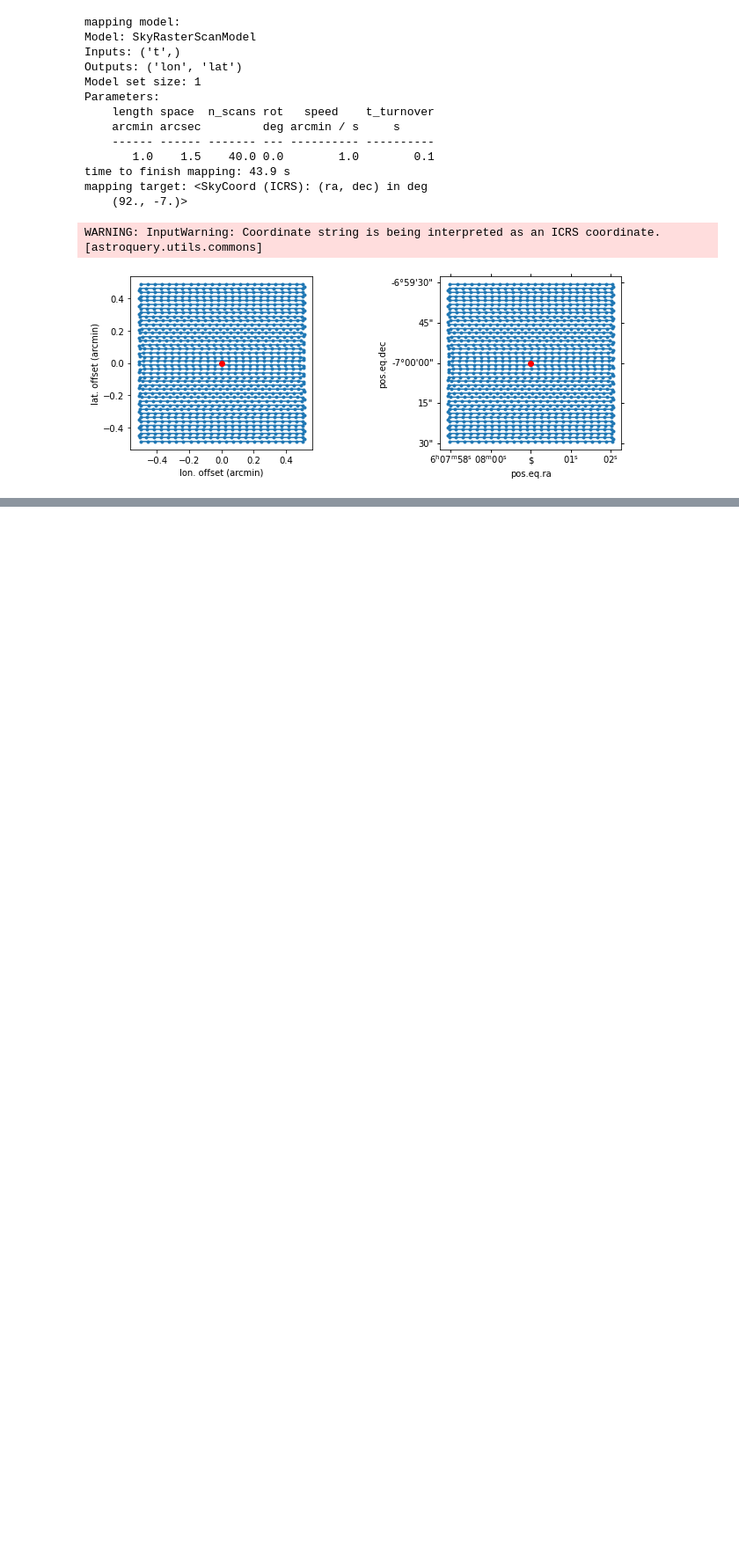
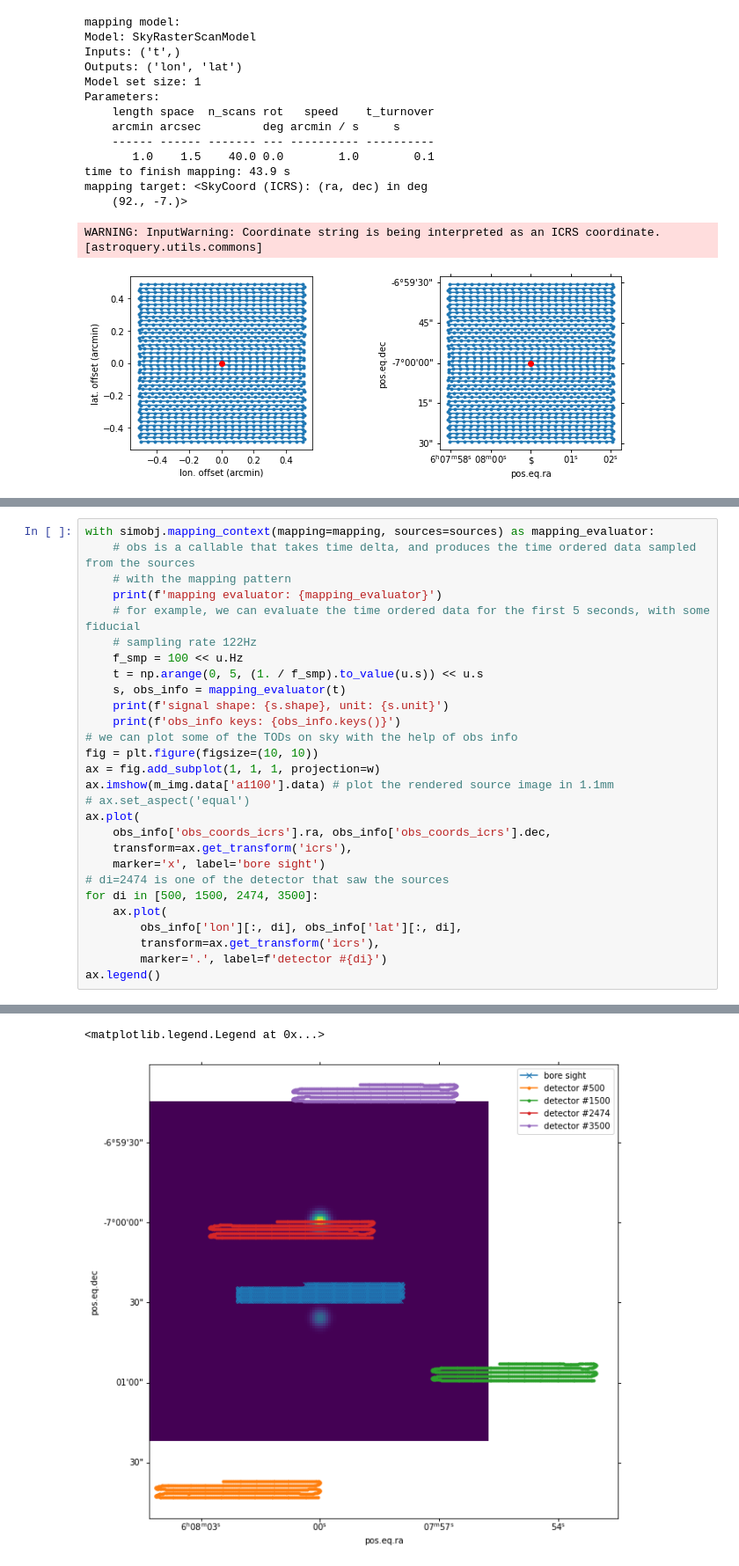
Before and after one commit to toltec-astro/tolteca_tutorials, a Jupyter notebook: _static/tolteca_reduce/tolteca_reduce.ipynb, the cells around one changed output, grey strips where cells are left out. Shown at 88% size. Saved outputs shown, nothing was run; the diff lists cells and outputs as text; blank space fills up the shorter version.

```diff
--- a/_static/tolteca_reduce/tolteca_reduce.ipynb
+++ b/_static/tolteca_reduce/tolteca_reduce.ipynb
@@ -364,0 +465,29 @@ model source positions: <SkyCoord (ICRS): (ra, dec) in deg
+# %%
+with simobj.mapping_context(mapping=mapping, sources=sources) as mapping_evaluator:
+    # obs is a callable that takes time delta, and produces the time ordered data sampled from the sources
+    # with the mapping pattern
+    print(f'mapping evaluator: {mapping_evaluator}')
+    # for example, we can evaluate the time ordered data for the first 5 seconds, with some fiducial
+    # sampling rate 122Hz
+    f_smp = 100 << u.Hz
+    t = np.arange(0, 5, (1. / f_smp).to_value(u.s)) << u.s
+    s, obs_info = mapping_evaluator(t)
+    print(f'signal shape: {s.shape}, unit: {s.unit}')
+    print(f'obs_info keys: {obs_info.keys()}')
+# we can plot some of the TODs on sky with the help of obs info
+fig = plt.figure(figsize=(10, 10))
+ax = fig.add_subplot(1, 1, 1, projection=w)
+ax.imshow(m_img.data['a1100'].data) # plot the rendered source image in 1.1mm
+# ax.set_aspect('equal')
+ax.plot(
+    obs_info['obs_coords_icrs'].ra, obs_info['obs_coords_icrs'].dec,
+    transform=ax.get_transform('icrs'),
+    marker='x', label='bore sight')
+# di=2474 is one of the detector that saw the sources
+for di in [500, 1500, 2474, 3500]:
+    ax.plot(
+        obs_info['lon'][:, di], obs_info['lat'][:, di],
+        transform=ax.get_transform('icrs'),
+        marker='.', label=f'detector #{di}')
+ax.legend()
+# %% [output]
@@ -364,0 +497,2 @@ model source positions: <SkyCoord (ICRS): (ra, dec) in deg
+<matplotlib.legend.Legend at 0x...>
+[figure, added]
```
Also changed, not shown: parts of 16 cells of this notebook, 26 other files.
